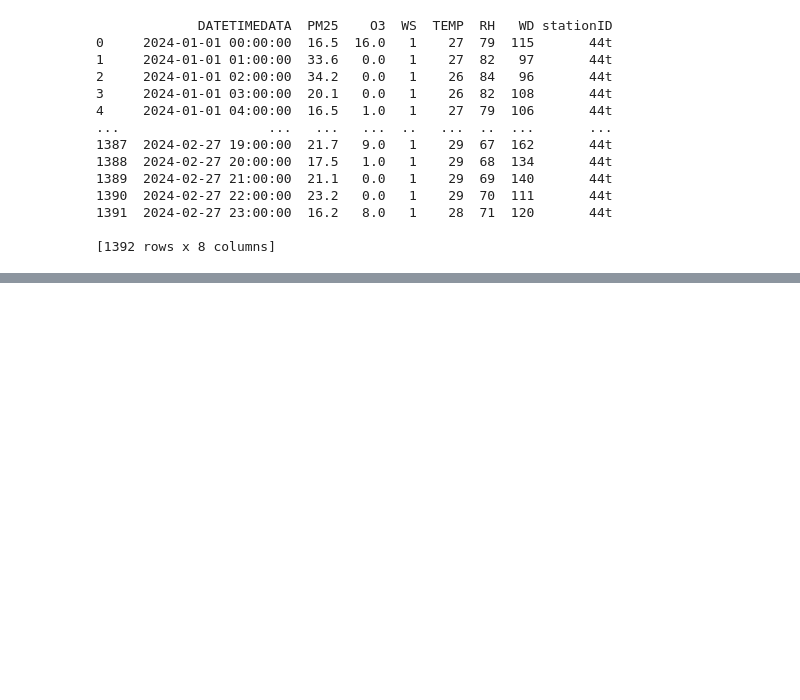
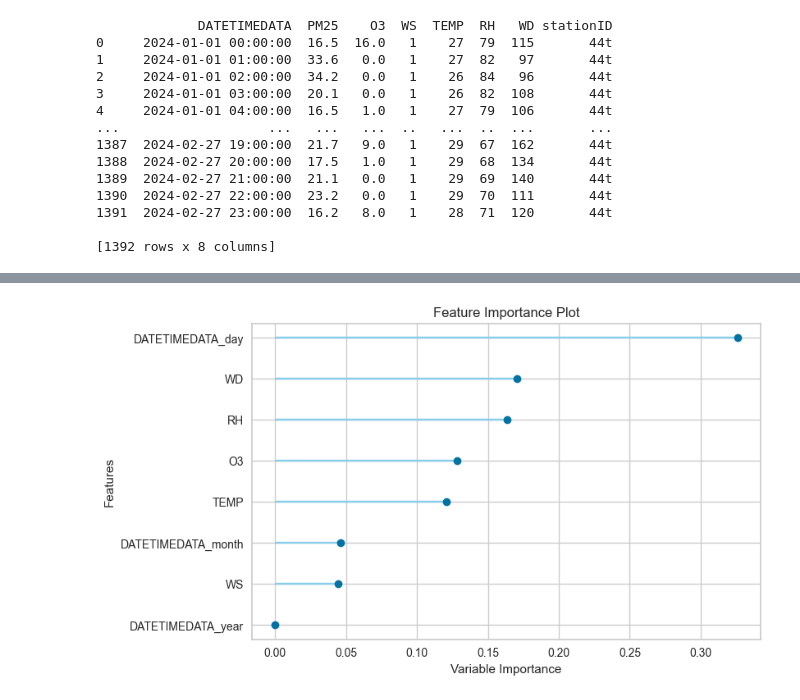
Before and after one commit to Nattaticha/PredictionPM, a Jupyter notebook: train/tain_PM.ipynb, the cells around one changed output, grey strips where cells are left out. Saved outputs shown, nothing was run; the diff lists cells and outputs as text; code cells hidden in the pictures; blank space fills up the shorter version.

```diff
--- a/train/tain_PM.ipynb
+++ b/train/tain_PM.ipynb
@@ -23,0 +82,2 @@ test
+# %%
+model = compare_models()
@@ -23,0 +104,3 @@ test
+# %%
+plot_model(model, plot="feature")
+# %% [output]
@@ -23,0 +108 @@ test
+[figure, added]
```
Also changed, not shown: parts of 9 cells of this notebook.
